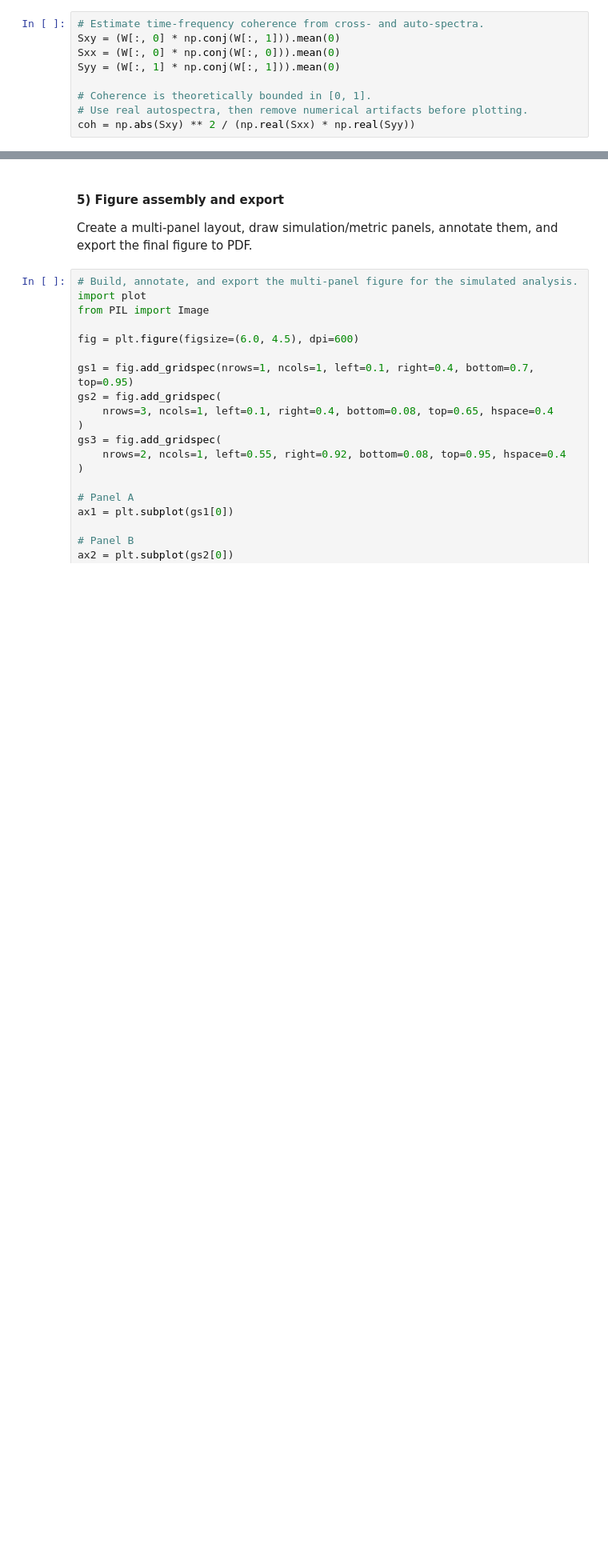
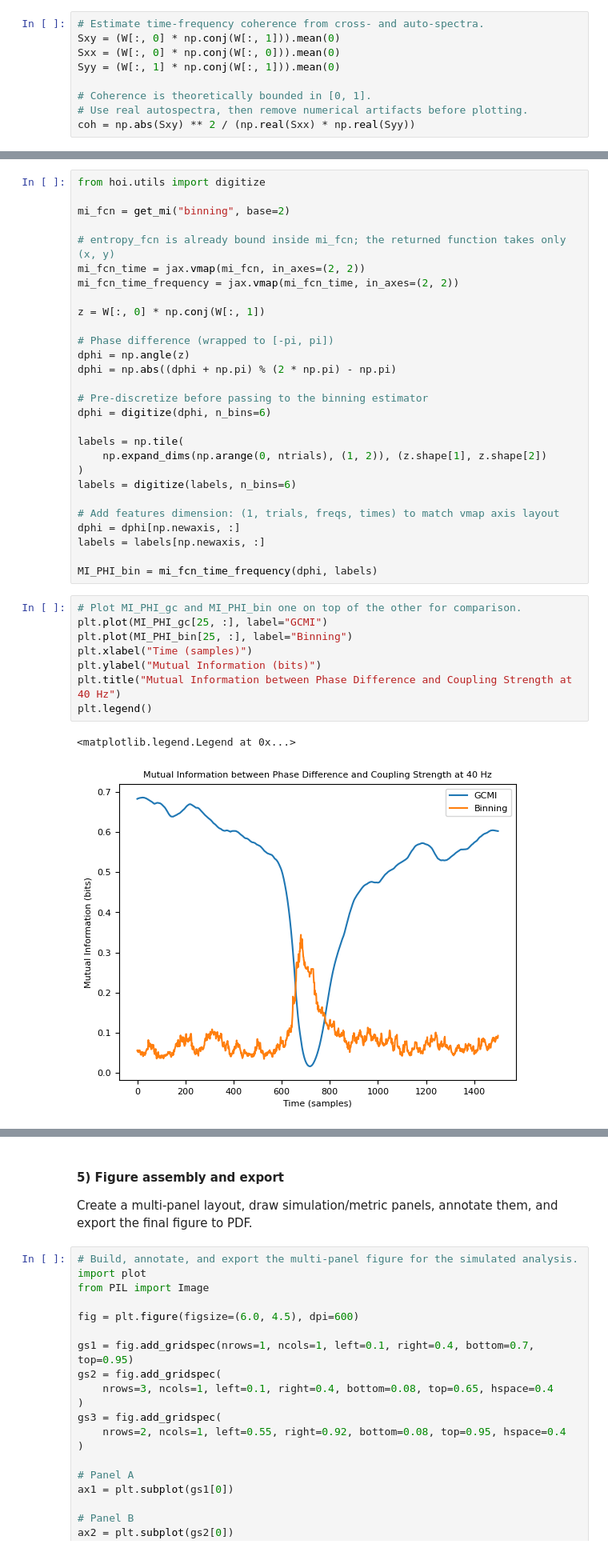
Before and after one commit to brainets/neopid, a Jupyter notebook: notebooks/Figure1.ipynb, the cells around one changed output, grey strips where cells are left out. Shown at 80% size. Saved outputs shown, nothing was run; the diff lists cells and outputs as text; blank space fills up the shorter version.

```diff
--- a/notebooks/Figure1.ipynb
+++ b/notebooks/Figure1.ipynb
@@ -152,0 +163,39 @@ MI_PHI = mi_fcn_time_frequency(dphi, labels, False)
+# %%
+from hoi.utils import digitize
+
+mi_fcn = get_mi("binning", base=2)
+
+# entropy_fcn is already bound inside mi_fcn; the returned function takes only (x, y)
+mi_fcn_time = jax.vmap(mi_fcn, in_axes=(2, 2))
+mi_fcn_time_frequency = jax.vmap(mi_fcn_time, in_axes=(2, 2))
+
+z = W[:, 0] * np.conj(W[:, 1])
+
+# Phase difference (wrapped to [-pi, pi])
+dphi = np.angle(z)
+dphi = np.abs((dphi + np.pi) % (2 * np.pi) - np.pi)
+
+# Pre-discretize before passing to the binning estimator
+dphi = digitize(dphi, n_bins=6)
+
+labels = np.tile(
+    np.expand_dims(np.arange(0, ntrials), (1, 2)), (z.shape[1], z.shape[2])
+)
+labels = digitize(labels, n_bins=6)
+
+# Add features dimension: (1, trials, freqs, times) to match vmap axis layout
+dphi = dphi[np.newaxis, :]
+labels = labels[np.newaxis, :]
+
+MI_PHI_bin = mi_fcn_time_frequency(dphi, labels)
+# %%
+# Plot MI_PHI_gc and MI_PHI_bin one on top of the other for comparison.
+plt.plot(MI_PHI_gc[25, :], label="GCMI")
+plt.plot(MI_PHI_bin[25, :], label="Binning")
+plt.xlabel("Time (samples)")
+plt.ylabel("Mutual Information (bits)")
+plt.title("Mutual Information between Phase Difference and Coupling Strength at 40 Hz")
+plt.legend()
+# %% [output]
+<matplotlib.legend.Legend at 0x...>
+[figure, added]
```
Also changed, not shown: parts of 6 cells of this notebook, 3 other files.
